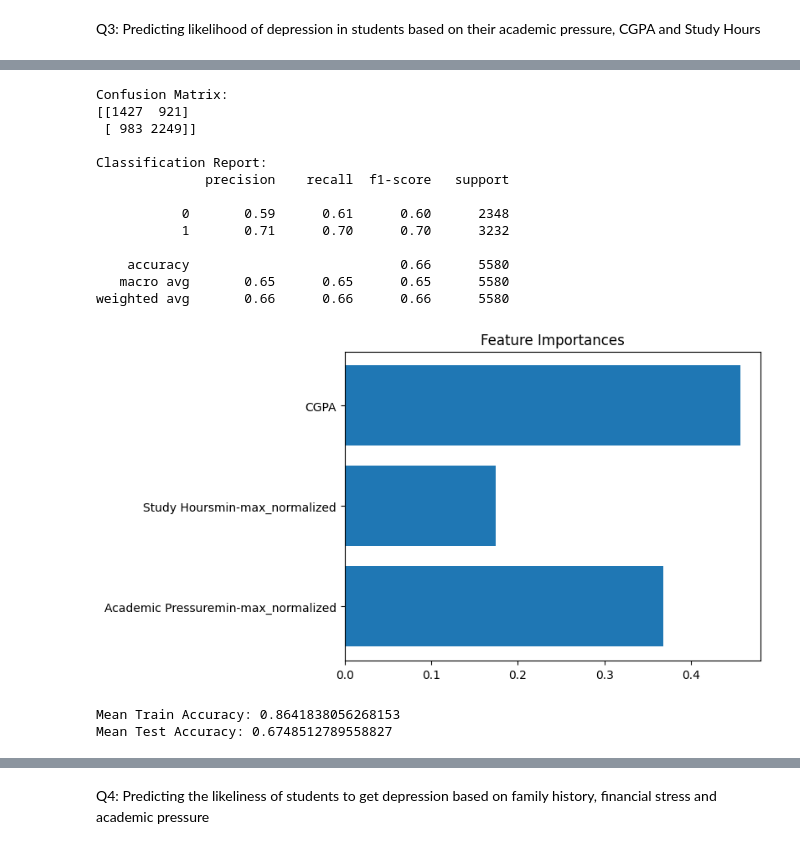
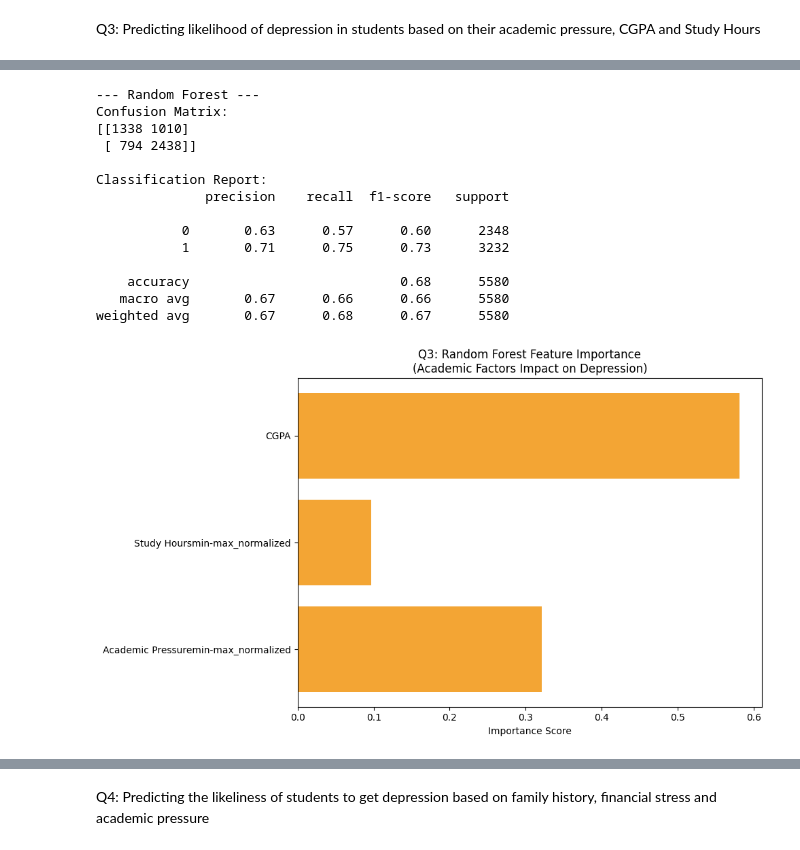
Before and after one commit to dinnifarisya/Student-Depression-Data-Science-Project, a Jupyter notebook: Data Science Project.ipynb, the cells around one changed output, grey strips where cells are left out. Drawn from its saved outputs; the diff is of its cells as text; code cells hidden in the pictures.

```diff
--- a/Data Science Project.ipynb
+++ b/Data Science Project.ipynb
@@ -934,0 +936,4 @@ rf_model = RandomForestClassifier()
+# %%
+colors = {'Logistic Regression': '#2E86AB', 'Decision Tree': '#A23B72', 'Random Forest': '#F18F01'}
+#to store results
+results = {'Q1': [], 'Q3': [], 'Q4': []}
@@ -1115,40 +1156,40 @@ Mean Test Accuracy: 0.6574306752836182
 # %%
-X_train, X_test, y_train, y_test = train_test_split(X, y, test_size=0.2, random_state=42)
-dt_model.fit(X_train, y_train)
-y_pred = dt_model.predict(X_test)
+print("\n--- Random Forest ---")
+cv_model = cross_validate(rf_model, X, y, cv=3, return_train_score=True, return_estimator=True)
+rf_model.fit(X_train, y_train)
+y_pred = rf_model.predict(X_test)
 
 print("Confusion Matrix:")
 print(confusion_matrix(y_test, y_pred))
 
 print("\nClassification Report:")
 print(classification_report(y_test, y_pred))
+
+rf_acc = accuracy_score(y_test, y_pred)
+results['Q3'].append(('Random Forest', rf_acc))
 # %% [output]
+--- Random Forest ---
 Confusion Matrix:
-[[1427  921]
- [ 983 2249]]
+[[1338 1010]
+ [ 794 2438]]
 
 Classification Report:
               precision    recall  f1-score   support
 
-           0       0.59      0.61      0.60      2348
-           1       0.71      0.70      0.70      3232
+           0       0.63      0.57      0.60      2348
+           1       0.71      0.75      0.73      3232
 
-    accuracy                           0.66      5580
-   macro avg       0.65      0.65      0.65      5580
-weighted avg       0.66      0.66      0.66      5580
+    accuracy                           0.68      5580
+   macro avg       0.67      0.66      0.66      5580
+weighted avg       0.67      0.68      0.67      5580
 # %%
-importances = dt_model.feature_importances_
+importances = rf_model.feature_importances_
 features = X.columns
-plt.barh(features, importances)
-plt.title("Feature Importances")
+plt.figure(figsize=(10, 6))
+plt.barh(features, importances, color=colors['Random Forest'], alpha=0.8)
+plt.title("Q3: Random Forest Feature Importance\n(Academic Factors Impact on Depression)")
+plt.xlabel("Importance Score")
+plt.tight_layout()
 plt.show()
 # %% [output]
-[figure, old version]
+[figure, new version]
-# %%
-cv_model = cross_validate(rf_model, X, y, cv=3, return_train_score=True, return_estimator=True)
-
-print("Mean Train Accuracy:", cv_model['train_score'].mean())
-print("Mean Test Accuracy:", cv_model['test_score'].mean())
-# %% [output]
-Mean Train Accuracy: 0.8641838056268153
-Mean Test Accuracy: 0.6748512789558827
```
Also changed, not shown: parts of 50 cells of this notebook.
